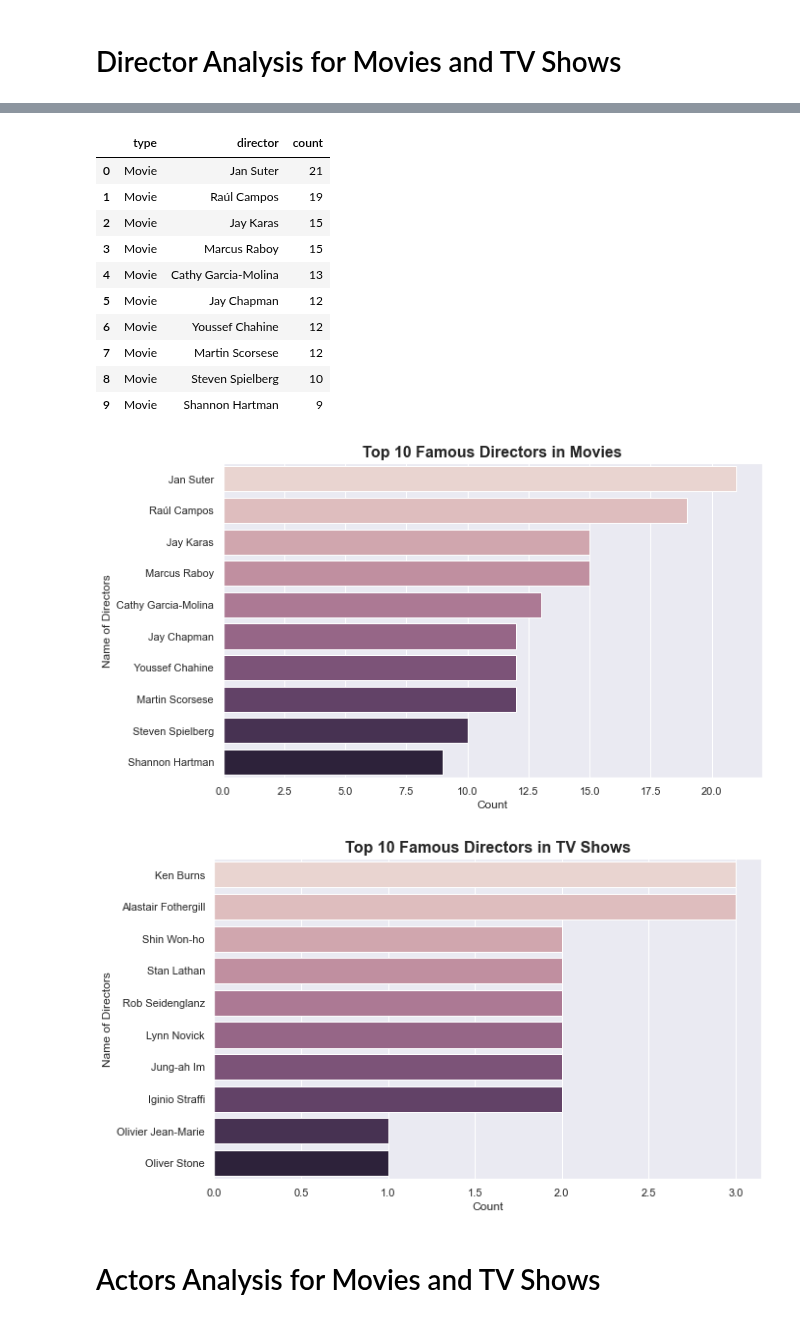
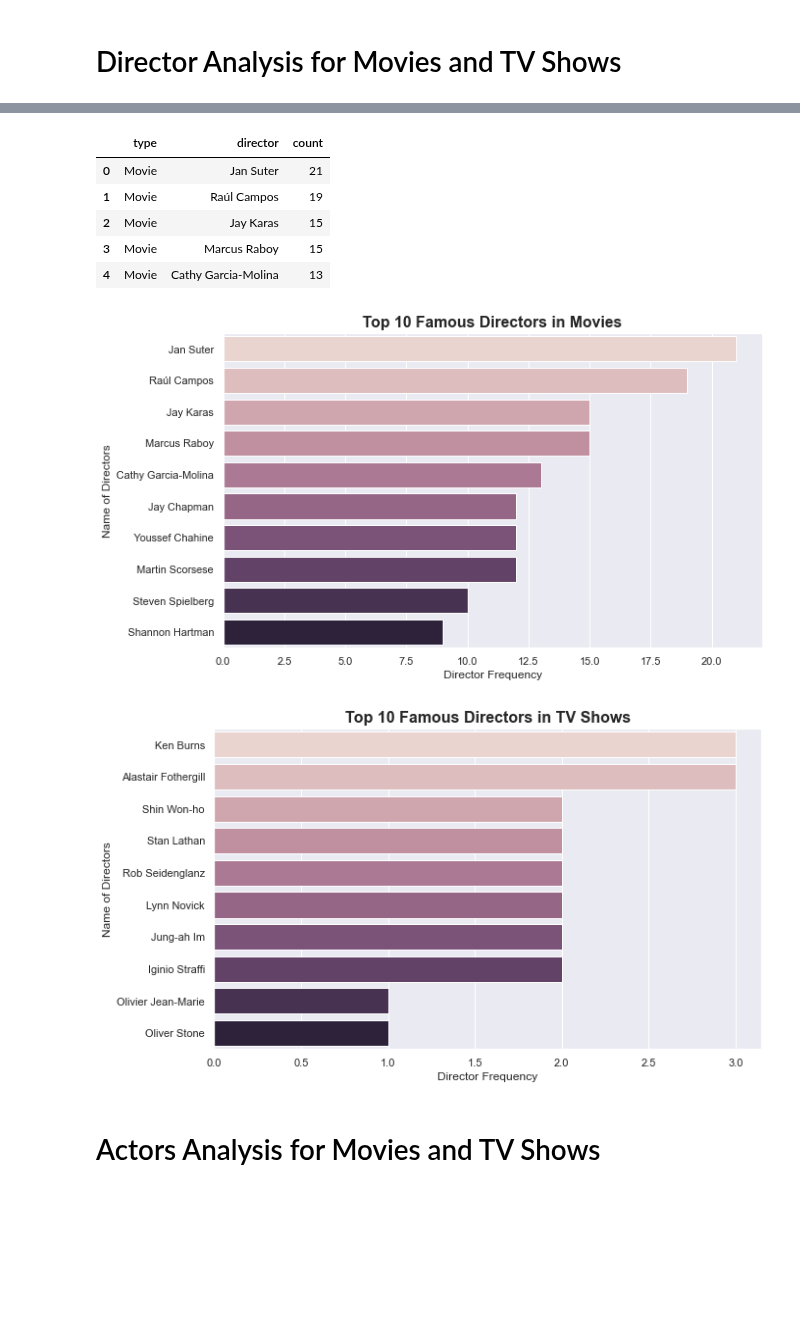
Before and after one commit to AlejandroDeLaCruz/Netflix-Analysis, a Jupyter notebook: Netflix.ipynb, the cells around one changed output, grey strips where cells are left out. Drawn from its saved outputs; the diff is of its cells as text; code cells hidden in the pictures; blank space fills up the shorter version.

```diff
--- a/Netflix.ipynb
+++ b/Netflix.ipynb
@@ -48,6 +48,7 @@ netflix['director'] = netflix['director'].fillna(value = 'No Director')
 netflix['cast'] = netflix['cast'].fillna(value = 'No Cast')
 netflix['country'] = netflix['country'].fillna(value = 'United States')
 netflix['date_added'] = netflix['date_added'].fillna(value = datetime.datetime(2020, 1,1))
+netflix['rating'] = netflix['rating'].fillna(value = 'Other')
 # %%
 (netflix.isnull().sum()/len(netflix)) * 100
 # %% [output]
@@ -292,7 +255,7 @@ directors_movies = (director_data[(director_data['type'] == 'Movie') & (director
                    .to_frame())
 directors_movies.reset_index(level=[0,1], inplace=True)
 directors_movies.rename(columns = {0: 'count'}, inplace= True)
-directors_movies
+directors_movies.head()
 # %% [output]
 |  | type | director | count |
 | 0 | Movie | Jan Suter | 21 |
@@ -300,20 +263,15 @@ directors_movies
 | 2 | Movie | Jay Karas | 15 |
 | 3 | Movie | Marcus Raboy | 15 |
 | 4 | Movie | Cathy Garcia-Molina | 13 |
-| 5 | Movie | Jay Chapman | 12 |
-| 6 | Movie | Youssef Chahine | 12 |
-| 7 | Movie | Martin Scorsese | 12 |
-| 8 | Movie | Steven Spielberg | 10 |
-| 9 | Movie | Shannon Hartman | 9 |
 # %%
 plt.figure(figsize = (10,6))
 sns.barplot(x = 'count', y = 'director', data = directors_movies, palette = sns.cubehelix_palette(10))
 plt.title('Top 10 Famous Directors in Movies', fontdict = {'fontsize': 16, 'fontweight': 'bold'})
-plt.xlabel('Count')
+plt.xlabel('Director Frequency')
 plt.ylabel('Name of Directors')
 plt.show()
 # %% [output]
-[figure, old version]
+[figure, new version]
 # %%
 directors_tv = director_data[(director_data['type'] == 'TV Show') & (director_data['director'] != 'No Director')].value_counts().nlargest(10).to_frame()
 directors_tv.reset_index(level=[0,1], inplace=True)
@@ -322,11 +280,11 @@ directors_tv.rename(columns = {0: 'count'}, inplace= True)
 plt.figure(figsize =(10,6))
 sns.barplot(x = 'count', y = 'director', data = directors_tv, palette = sns.cubehelix_palette(10))
 plt.title('Top 10 Famous Directors in TV Shows', fontdict = {'fontsize': 16, 'fontweight': 'bold'})
-plt.xlabel('Count')
+plt.xlabel('Director Frequency')
 plt.ylabel('Name of Directors')
 plt.show()
 # %% [output]
-[figure, old version]
+[figure, new version]
 # %% [markdown]
 # Actors Analysis for Movies and TV Shows
 # %%
```
Also changed, not shown: parts of 11 cells of this notebook.
